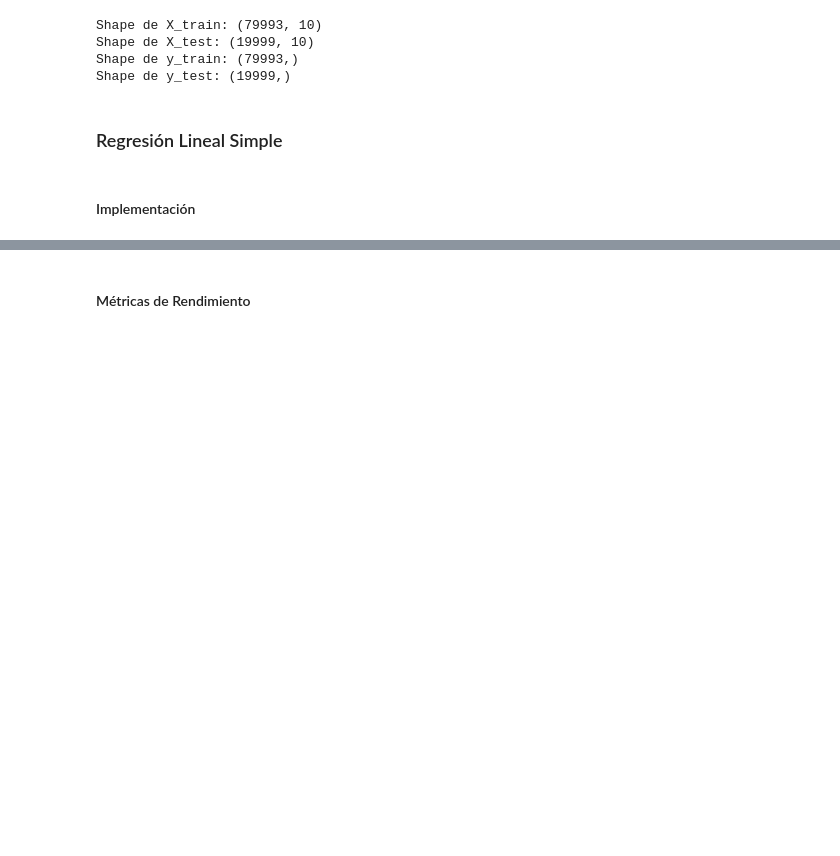
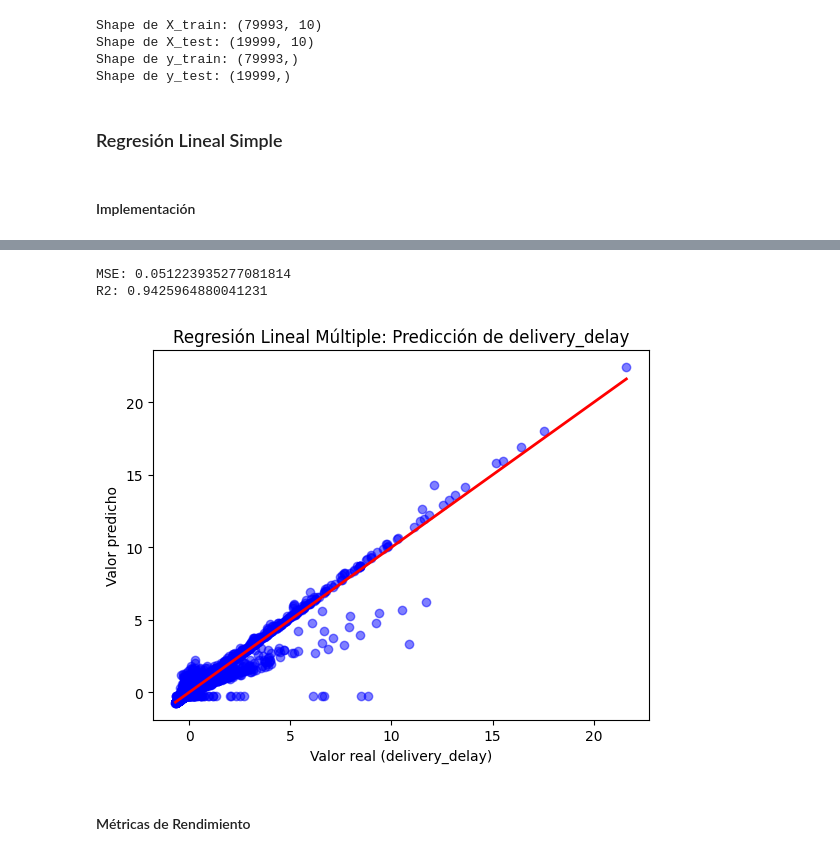
Before and after one commit to paulabaal12/PROY3-DM, a Jupyter notebook: Entrega 2/main.ipynb, the cells around one changed output, grey strips where cells are left out. Cells and saved outputs as stored; diff of their text form; code cells hidden in the pictures; blank space fills up the shorter version.

```diff
--- a/Entrega 2/main.ipynb
+++ b/Entrega 2/main.ipynb
@@ -141,2 +177,31 @@ Shape de y_test: (19999,)
+# %%
+y = df_customer_value_scaled.iloc[:, 8]
+
+
+# Crear y entrenar el modelo
+model = LinearRegression()
+model.fit(X_train, y_train)
+
+# Hacer predicciones
+y_pred = model.predict(X_test)
+
+# Evaluar el modelo
+mse = mean_squared_error(y_test, y_pred)
+r2 = r2_score(y_test, y_pred)
+
+print(f"MSE: {mse}")
+print(f"R2: {r2}")
+
+# Graficar Predicción vs Real
+plt.scatter(y_test, y_pred, color='blue', alpha=0.5)
+plt.plot([y_test.min(), y_test.max()], [y_test.min(), y_test.max()], color='red', linewidth=2)
+plt.xlabel('Valor real (delivery_delay)')
+plt.ylabel('Valor predicho')
+plt.title('Regresión Lineal Múltiple: Predicción de delivery_delay')
+plt.show()
+# %% [output]
+MSE: 0.051223935277081814
+R2: 0.9425964880041231
+[figure, added]
 # %% [markdown]
 #### Métricas de Rendimiento
```
Also changed, not shown: parts of 6 cells of this notebook.
